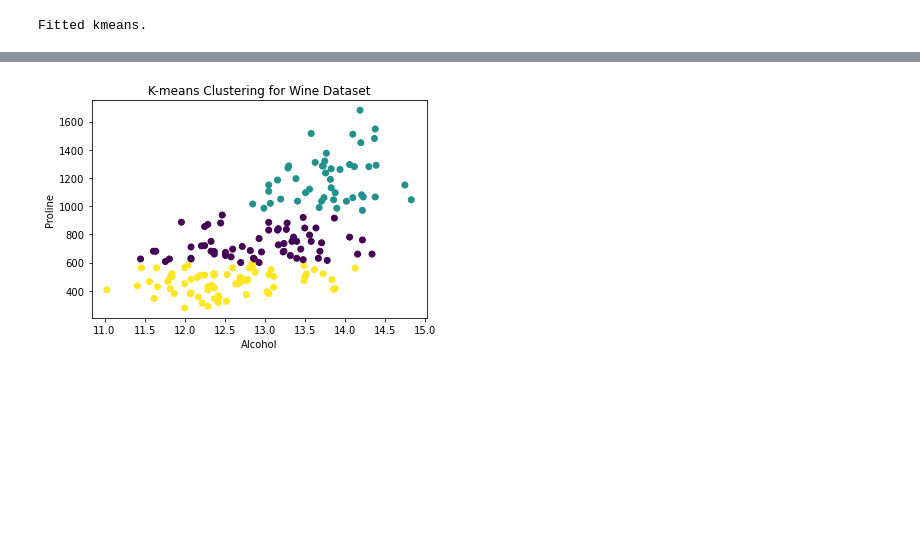
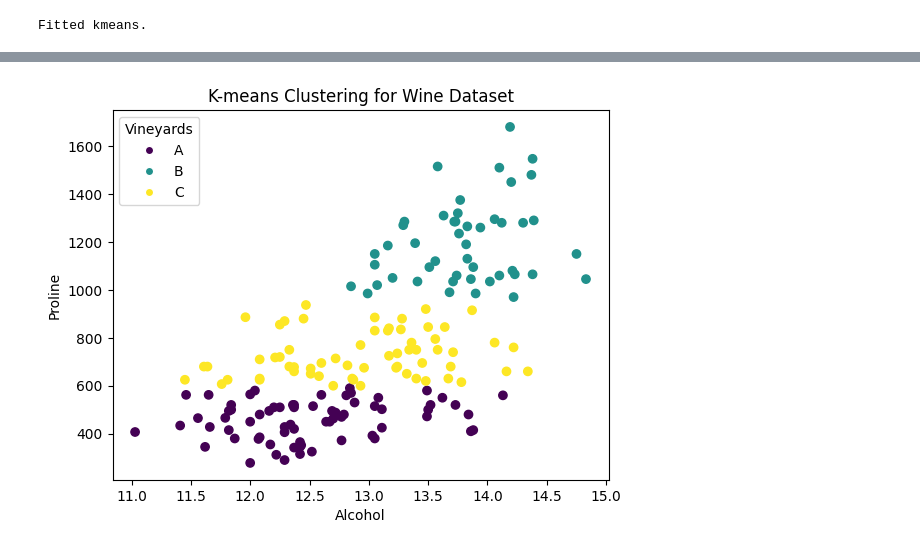
Before and after one commit to marioalpizarv/portfolio, a Jupyter notebook: KMeans_WineClustering.ipynb, the cells around one changed output, grey strips where cells are left out. Cells and saved outputs as stored; diff of their text form; code cells hidden in the pictures; blank space fills up the shorter version.

```diff
--- a/KMeans_WineClustering.ipynb
+++ b/KMeans_WineClustering.ipynb
@@ -96,11 +117,22 @@ plt.show()
 # %%
 # Visualize the clusters and cluster centers in a pair of variables that provides good separation
-plt.scatter(data['Alcohol'], data['Proline'], c=labels, cmap='viridis')
-#plt.scatter(cluster_centers[:, 0], cluster_centers[:, 1], marker='x', s=200, color='red')
+scatter = plt.scatter(data['Alcohol'], data['Proline'], c=labels, cmap='viridis')
 plt.xlabel('Alcohol')
 plt.ylabel('Proline')
 plt.title('K-means Clustering for Wine Dataset')
-#plt.legend(title='Wineyards', loc='upper left')
+
+# Get unique cluster labels
+unique_labels = set(labels)
+
+# Create a dictionary to name the clusters as A, B, C
+label_mapping = {0: 'A', 1: 'B', 2: 'C'}
+
+# Create custom legend entries for each cluster
+legend_entries = [Line2D([0], [0], marker='o', color='w', label=f'{label_mapping[label]}',
+                         markerfacecolor=scatter.cmap(scatter.norm(label)))
+                  for label in unique_labels]
+
+plt.legend(handles=legend_entries, title='Vineyards', loc='upper left')
 plt.show()
 # %% [output]
-[figure, old version]
+[figure, new version]
```
Also changed, not shown: parts of 6 cells of this notebook, 1 other file.
